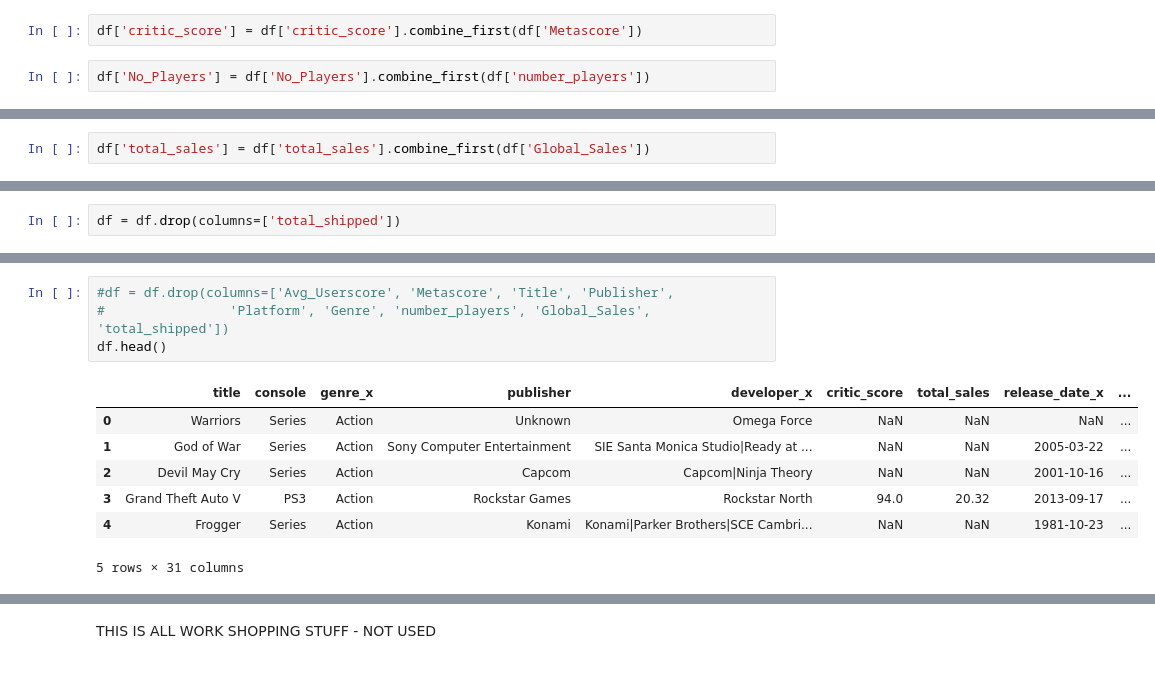
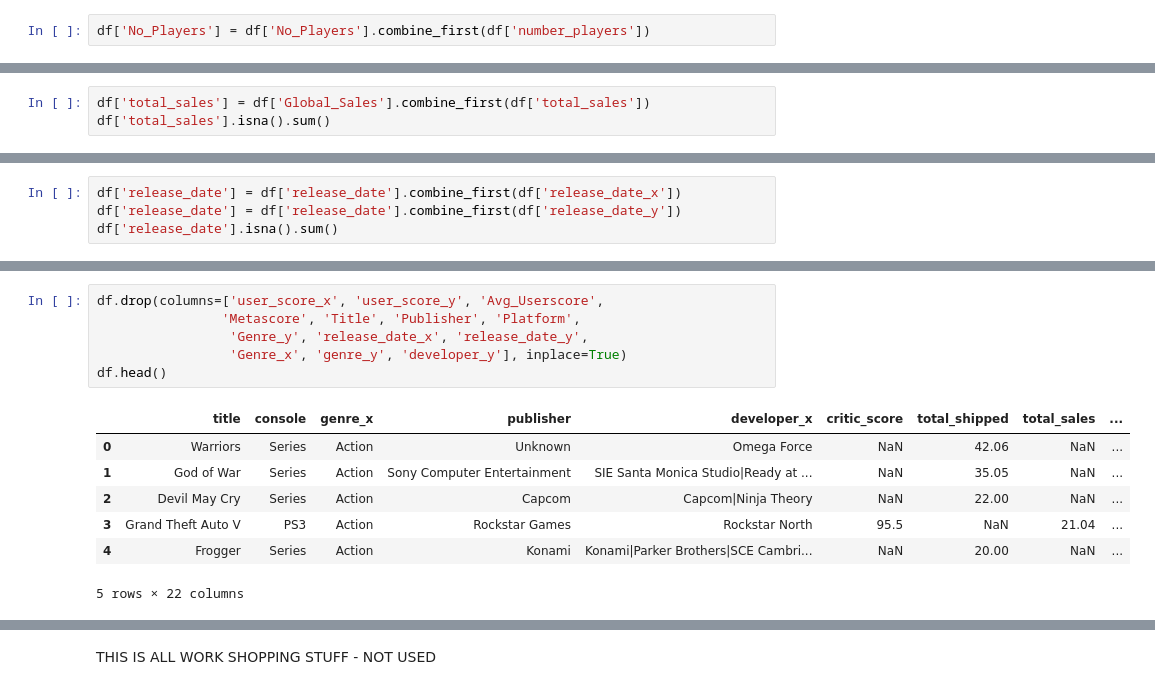
Before and after one commit to OrenRoss/nycdsa_python, a Jupyter notebook: VG_review_merging.ipynb, the cells around one changed output, grey strips where cells are left out. Drawn from its saved outputs; the diff is of its cells as text.

```diff
--- a/VG_review_merging.ipynb
+++ b/VG_review_merging.ipynb
@@ -303,4 +395,2 @@ df['user_score'] = df['user_score'].combine_first(df['Avg_Userscore'])
-# %%
-df['critic_score'] = df['critic_score'].combine_first(df['Metascore'])
 # %%
 df['No_Players'] = df['No_Players'].combine_first(df['number_players'])
@@ -307,2 +399,3 @@ df['No_Players'] = df['No_Players'].combine_first(df['number_players'])
 # %%
-df['total_sales'] = df['total_sales'].combine_first(df['Global_Sales'])
+df['total_sales'] = df['Global_Sales'].combine_first(df['total_sales'])
+df['total_sales'].isna().sum()
@@ -309,2 +403,0 @@ df['total_sales'] = df['total_sales'].combine_first(df['Global_Sales'])
-# %%
-df = df.drop(columns=['total_shipped'])
@@ -310,0 +406,4 @@ df = df.drop(columns=['total_shipped'])
+# %%
+df['release_date'] = df['release_date'].combine_first(df['release_date_x'])
+df['release_date'] = df['release_date'].combine_first(df['release_date_y'])
+df['release_date'].isna().sum()
@@ -311,15 +422,17 @@ df = df.drop(columns=['total_shipped'])
 # %%
-#df = df.drop(columns=['Avg_Userscore', 'Metascore', 'Title', 'Publisher',
-#                'Platform', 'Genre', 'number_players', 'Global_Sales', 'total_shipped'])
+df.drop(columns=['user_score_x', 'user_score_y', 'Avg_Userscore',
+                'Metascore', 'Title', 'Publisher', 'Platform',
+                 'Genre_y', 'release_date_x', 'release_date_y',
+                 'Genre_x', 'genre_y', 'developer_y'], inplace=True)
 df.head()
 # %% [output]
-|  | title | console | genre_x | publisher | developer_x | critic_score | total_sales | release_date_x | ... |
-| 0 | Warriors | Series | Action | Unknown | Omega Force | NaN | NaN | NaN | ... |
-| 1 | God of War | Series | Action | Sony Computer Entertainment | SIE Santa Monica Studio|Ready at ... | NaN | NaN | 2005-03-22 | ... |
-| 2 | Devil May Cry | Series | Action | Capcom | Capcom|Ninja Theory | NaN | NaN | 2001-10-16 | ... |
-| 3 | Grand Theft Auto V | PS3 | Action | Rockstar Games | Rockstar North | 94.0 | 20.32 | 2013-09-17 | ... |
-| 4 | Frogger | Series | Action | Konami | Konami|Parker Brothers|SCE Cambri... | NaN | NaN | 1981-10-23 | ... |
+|  | title | console | genre_x | publisher | developer_x | critic_score | total_shipped | total_sales | ... |
+| 0 | Warriors | Series | Action | Unknown | Omega Force | NaN | 42.06 | NaN | ... |
+| 1 | God of War | Series | Action | Sony Computer Entertainment | SIE Santa Monica Studio|Ready at ... | NaN | 35.05 | NaN | ... |
+| 2 | Devil May Cry | Series | Action | Capcom | Capcom|Ninja Theory | NaN | 22.00 | NaN | ... |
+| 3 | Grand Theft Auto V | PS3 | Action | Rockstar Games | Rockstar North | 95.5 | NaN | 21.04 | ... |
+| 4 | Frogger | Series | Action | Konami | Konami|Parker Brothers|SCE Cambri... | NaN | 20.00 | NaN | ... |
-5 rows × 31 columns
+5 rows × 22 columns
 # %%
 list(df.columns)
 # %% [output]
```
Also changed, not shown: parts of 55 cells of this notebook, 12 other files.
